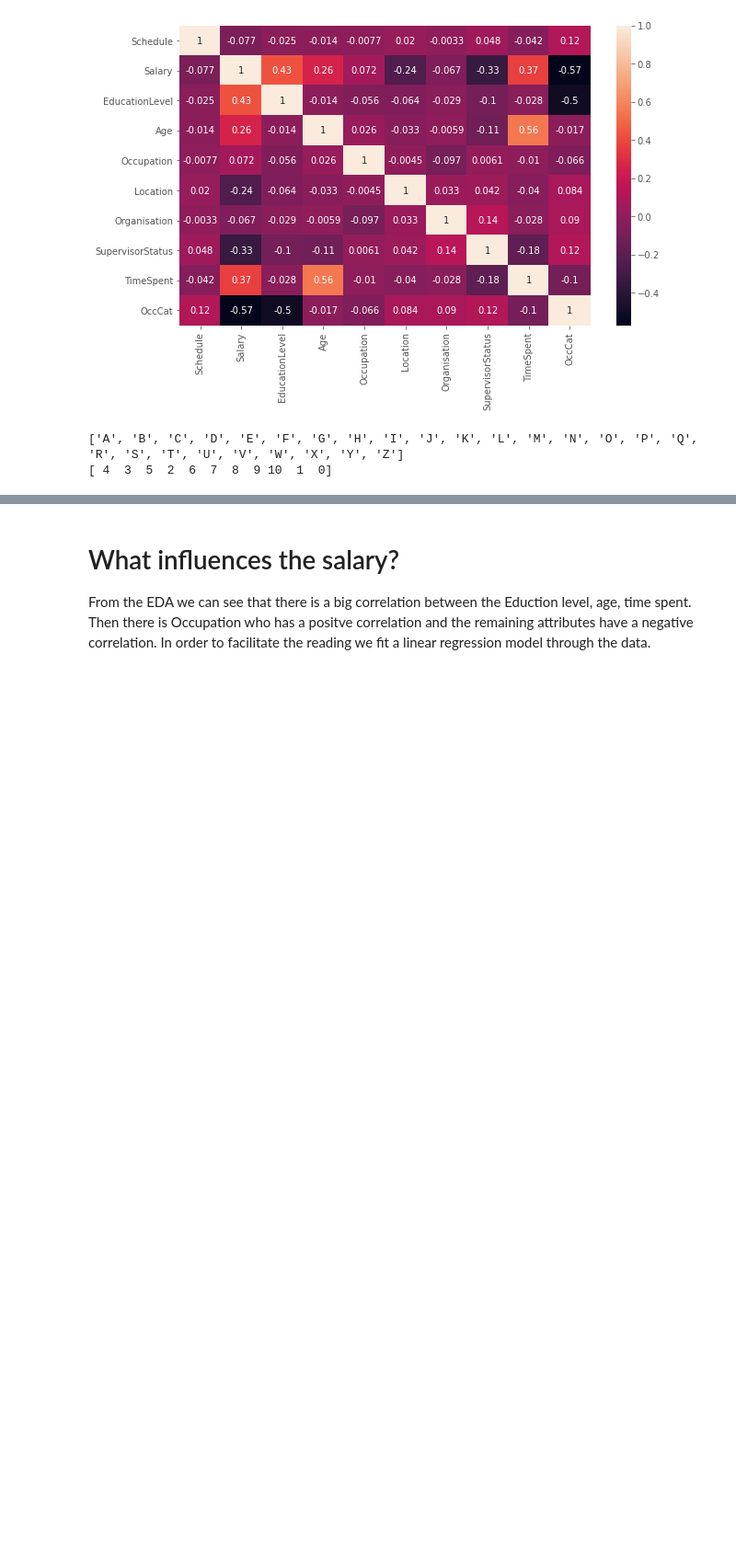
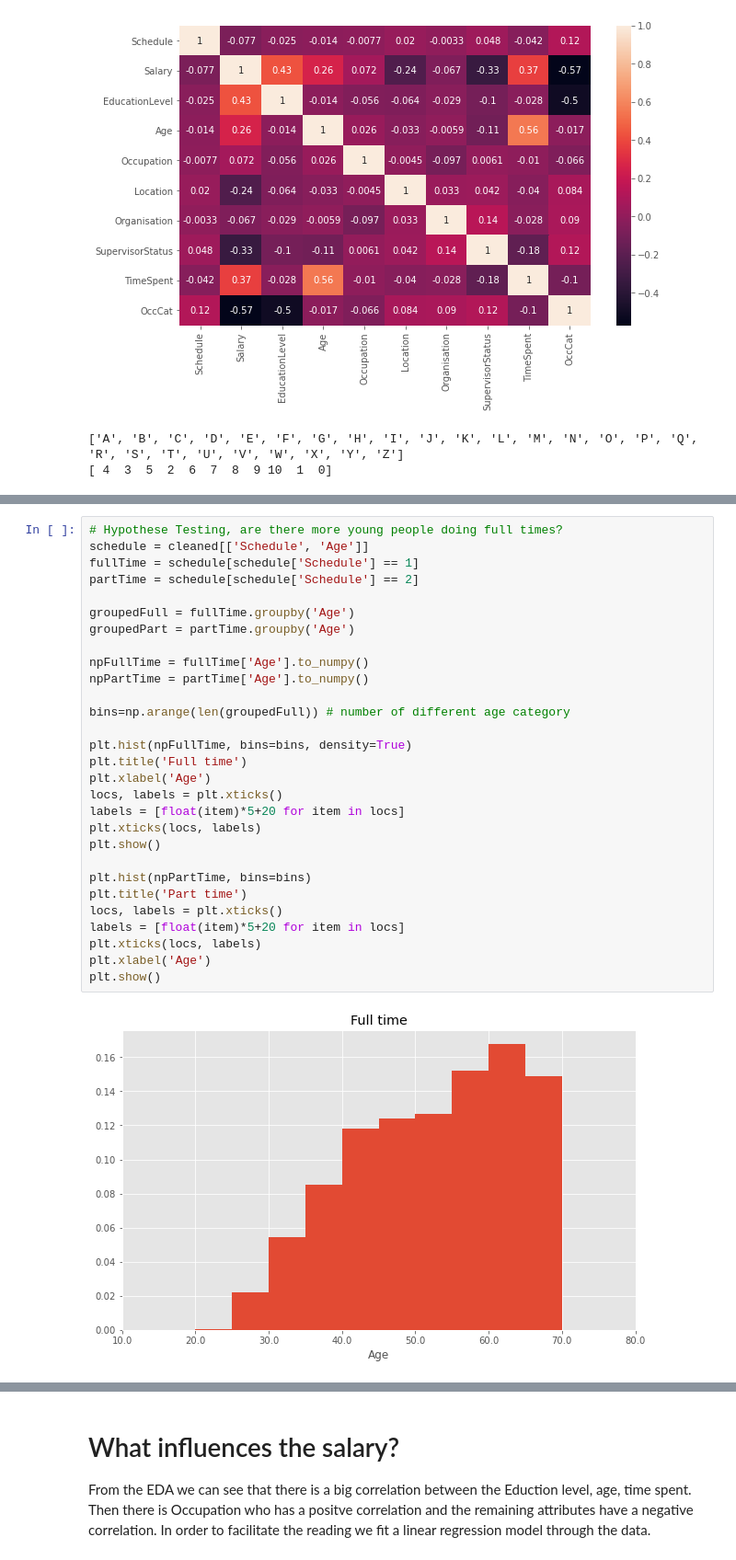
Before and after one commit to EliottSimon17/DataMadness, a Jupyter notebook: dataMadness.ipynb, the cells around one changed output, grey strips where cells are left out. Shown: that part at 92% size. Cells and saved outputs as stored; diff of their text form; blank space fills up the shorter version.

Commit message:
Hypothesis testing

```diff
--- a/dataMadness.ipynb
+++ b/dataMadness.ipynb
@@ -130,0 +136,31 @@ print(cleaned["Age"].unique())
+# %%
+# Hypothese Testing, are there more young people doing full times?
+schedule = cleaned[['Schedule', 'Age']]
+fullTime = schedule[schedule['Schedule'] == 1]
+partTime = schedule[schedule['Schedule'] == 2]
+
+groupedFull = fullTime.groupby('Age')
+groupedPart = partTime.groupby('Age')
+
+npFullTime = fullTime['Age'].to_numpy()
+npPartTime = partTime['Age'].to_numpy()
+
+bins=np.arange(len(groupedFull)) # number of different age category
+
+plt.hist(npFullTime, bins=bins, density=True)
+plt.title('Full time')
+plt.xlabel('Age')
+locs, labels = plt.xticks()
+labels = [float(item)*5+20 for item in locs]
+plt.xticks(locs, labels)
+plt.show()
+
+plt.hist(npPartTime, bins=bins)
+plt.title('Part time')
+locs, labels = plt.xticks()
+labels = [float(item)*5+20 for item in locs]
+plt.xticks(locs, labels)
+plt.xlabel('Age')
+plt.show()
+# %% [output]
+[figure, added]
```
Also changed, not shown: parts of 5 cells of this notebook.
